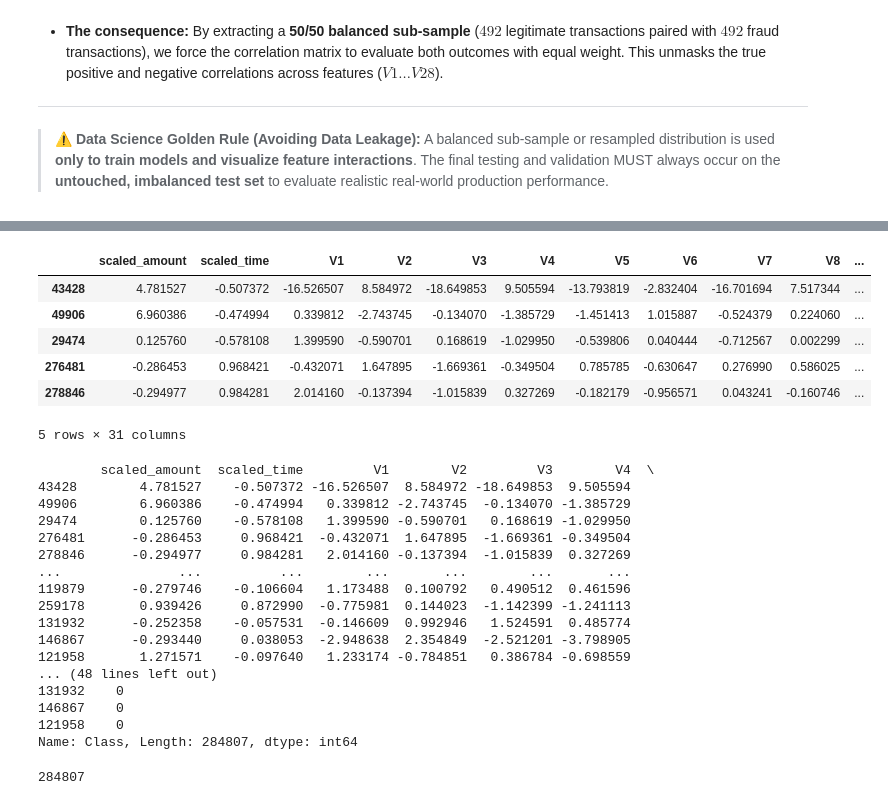
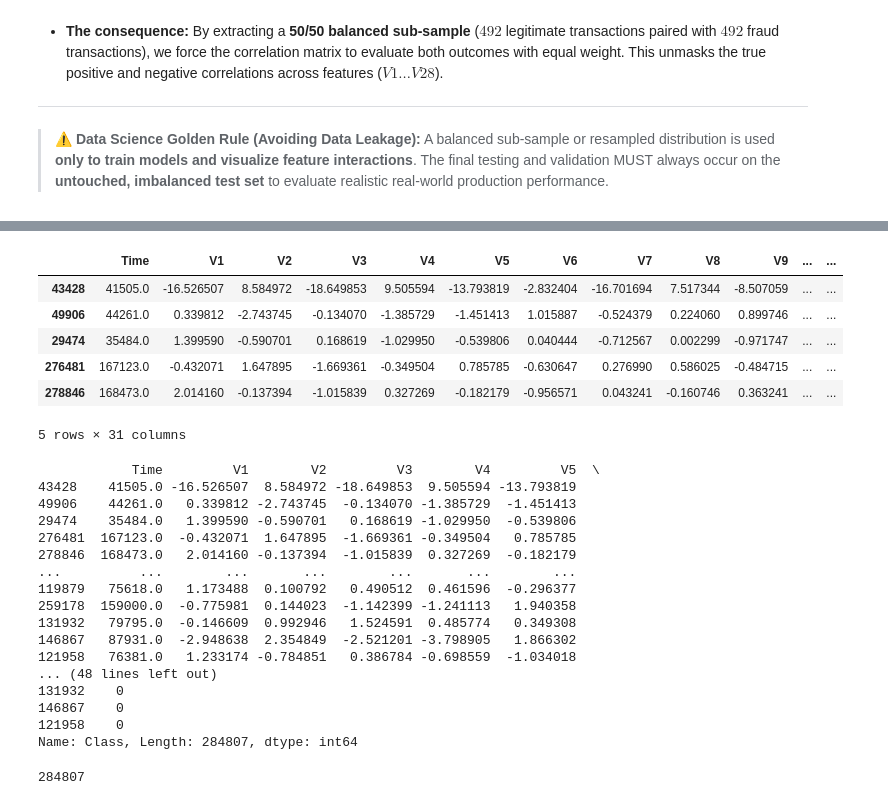
Before and after one commit to aliallam123/credit-card-fraud-detection, a Jupyter notebook: notebooks/my-notebook.ipynb, the cells around one changed output, grey strips where cells are left out. Saved outputs shown, nothing was run; the diff lists cells and outputs as text; code cells hidden in the pictures.

```diff
--- a/notebooks/my-notebook.ipynb
+++ b/notebooks/my-notebook.ipynb
@@ -206,33 +181,22 @@ new_df.head()
 # %%
 from sklearn.preprocessing import StandardScaler, RobustScaler
 
-# RobustScaler is less prone to extreme financial outliers
+df = df.sample(frac=1, random_state=42)
+
+# Keep Time and Amount for now.
+# They will be scaled after the train/test split.
+
 std_scaler = StandardScaler()
 rob_scaler = RobustScaler()
 
-df['scaled_amount'] = rob_scaler.fit_transform(df['Amount'].values.reshape(-1, 1))
-df['scaled_time'] = rob_scaler.fit_transform(df['Time'].values.reshape(-1, 1))
-
-# Drop the raw unscaled columns
-df.drop(['Time', 'Amount'], axis=1, inplace=True)
-
-# Shift scaled columns to the front of the DataFrame
-scaled_amount = df['scaled_amount']
-scaled_time = df['scaled_time']
-
-df.drop(['scaled_amount', 'scaled_time'], axis=1, inplace=True)
-df.insert(0, 'scaled_amount', scaled_amount)
-df.insert(1, 'scaled_time', scaled_time)
-
-# Verify the changes
 df.head()
 # %% [output]
-|  | scaled_amount | scaled_time | V1 | V2 | V3 | V4 | V5 | V6 | V7 | V8 | ... |
-| 43428 | 4.781527 | -0.507372 | -16.526507 | 8.584972 | -18.649853 | 9.505594 | -13.793819 | -2.832404 | -16.701694 | 7.517344 | ... |
-| 49906 | 6.960386 | -0.474994 | 0.339812 | -2.743745 | -0.134070 | -1.385729 | -1.451413 | 1.015887 | -0.524379 | 0.224060 | ... |
-| 29474 | 0.125760 | -0.578108 | 1.399590 | -0.590701 | 0.168619 | -1.029950 | -0.539806 | 0.040444 | -0.712567 | 0.002299 | ... |
-| 276481 | -0.286453 | 0.968421 | -0.432071 | 1.647895 | -1.669361 | -0.349504 | 0.785785 | -0.630647 | 0.276990 | 0.586025 | ... |
-| 278846 | -0.294977 | 0.984281 | 2.014160 | -0.137394 | -1.015839 | 0.327269 | -0.182179 | -0.956571 | 0.043241 | -0.160746 | ... |
+|  | Time | V1 | V2 | V3 | V4 | V5 | V6 | V7 | V8 | V9 | ... | ... |
+| 43428 | 41505.0 | -16.526507 | 8.584972 | -18.649853 | 9.505594 | -13.793819 | -2.832404 | -16.701694 | 7.517344 | -8.507059 | ... | ... |
+| 49906 | 44261.0 | 0.339812 | -2.743745 | -0.134070 | -1.385729 | -1.451413 | 1.015887 | -0.524379 | 0.224060 | 0.899746 | ... | ... |
+| 29474 | 35484.0 | 1.399590 | -0.590701 | 0.168619 | -1.029950 | -0.539806 | 0.040444 | -0.712567 | 0.002299 | -0.971747 | ... | ... |
+| 276481 | 167123.0 | -0.432071 | 1.647895 | -1.669361 | -0.349504 | 0.785785 | -0.630647 | 0.276990 | 0.586025 | -0.484715 | ... | ... |
+| 278846 | 168473.0 | 2.014160 | -0.137394 | -1.015839 | 0.327269 | -0.182179 | -0.956571 | 0.043241 | -0.160746 | 0.363241 | ... | ... |
 5 rows × 31 columns
 # %%
 # splitting the dataset into features and target variable
@@ -243,18 +207,18 @@ X = df.drop(['Class'], axis=1)
 # %%
 print(X, y)
 # %% [output]
-        scaled_amount  scaled_time         V1        V2         V3        V4  \
-43428        4.781527    -0.507372 -16.526507  8.584972 -18.649853  9.505594
-49906        6.960386    -0.474994   0.339812 -2.743745  -0.134070 -1.385729
-29474        0.125760    -0.578108   1.399590 -0.590701   0.168619 -1.029950
-276481      -0.286453     0.968421  -0.432071  1.647895  -1.669361 -0.349504
-278846      -0.294977     0.984281   2.014160 -0.137394  -1.015839  0.327269
-...               ...          ...        ...       ...        ...       ...
-119879      -0.279746    -0.106604   1.173488  0.100792   0.490512  0.461596
-259178       0.939426     0.872990  -0.775981  0.144023  -1.142399 -1.241113
-131932      -0.252358    -0.057531  -0.146609  0.992946   1.524591  0.485774
-146867      -0.293440     0.038053  -2.948638  2.354849  -2.521201 -3.798905
-121958       1.271571    -0.097640   1.233174 -0.784851   0.386784 -0.698559
+            Time         V1        V2         V3        V4         V5  \
+43428    41505.0 -16.526507  8.584972 -18.649853  9.505594 -13.793819
+49906    44261.0   0.339812 -2.743745  -0.134070 -1.385729  -1.451413
+29474    35484.0   1.399590 -0.590701   0.168619 -1.029950  -0.539806
+276481  167123.0  -0.432071  1.647895  -1.669361 -0.349504   0.785785
+278846  168473.0   2.014160 -0.137394  -1.015839  0.327269  -0.182179
+...          ...        ...       ...        ...       ...        ...
+119879   75618.0   1.173488  0.100792   0.490512  0.461596  -0.296377
+259178  159000.0  -0.775981  0.144023  -1.142399 -1.241113   1.940358
+131932   79795.0  -0.146609  0.992946   1.524591  0.485774   0.349308
+146867   87931.0  -2.948638  2.354849  -2.521201 -3.798905   1.866302
+121958   76381.0   1.233174 -0.784851   0.386784 -0.698559  -1.034018
 ... (48 lines left out)
 131932    0
 146867    0
```
Also changed, not shown: parts of 27 cells of this notebook.
